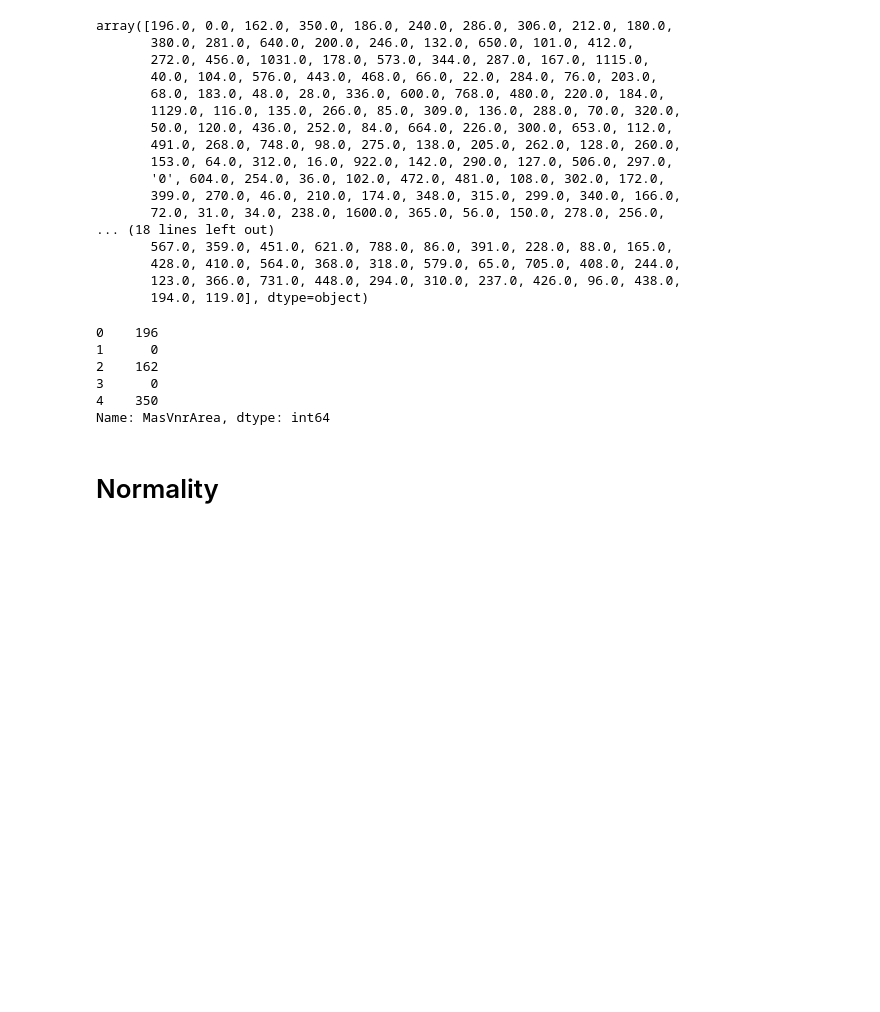
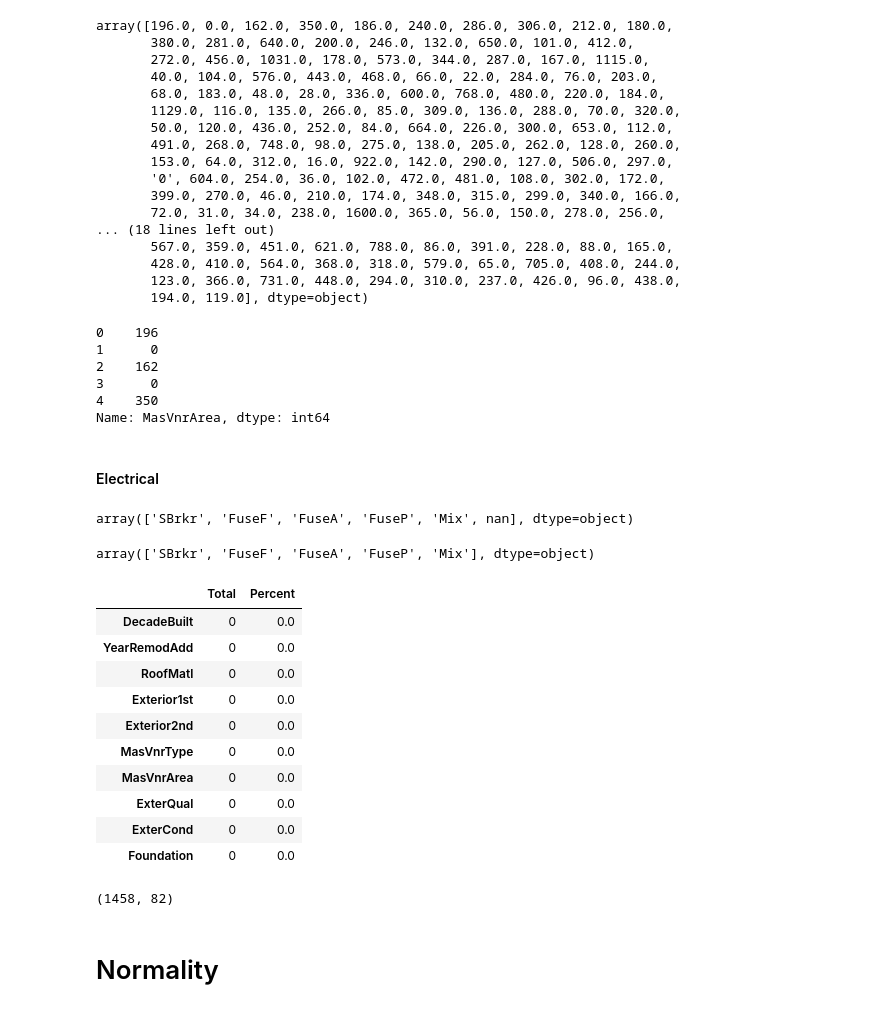
Before and after one commit to Andrew-Carl/House-Prices-Advanced-Regression-Techniques, a Jupyter notebook: Exploratory Data Analysis.ipynb, the cells around one changed output. Saved outputs shown, nothing was run; the diff lists cells and outputs as text; code cells hidden in the pictures; blank space fills up the shorter version.

```diff
--- a/Exploratory Data Analysis.ipynb
+++ b/Exploratory Data Analysis.ipynb
@@ -420,4 +424,4 @@ Name: LotFrontage, dtype: int64
 # %%
 # All NAN values in these 4 garage variables infers there is no garage. Change NAN to None.
-for col in ('GarageType', 'GarageCond', 'GarageFinish','GarageType'):
+for col in ('GarageQual', 'GarageType', 'GarageCond', 'GarageFinish', 'GarageType'):
     df[col] = df[col].fillna('None')
@@ -538,6 +546,43 @@ df['MasVnrArea'].astype('int', inplace=True).head()
 3      0
 4    350
 Name: MasVnrArea, dtype: int64
+# %% [markdown]
+#### Electrical
+# %%
+# Electrical has one missing value.
+df['Electrical'].unique()
+# %% [output]
+array(['SBrkr', 'FuseF', 'FuseA', 'FuseP', 'Mix', nan], dtype=object)
+# %%
+# Fill the missing value with the mode.
+df['Electrical'].fillna('SBrkr', inplace=True)
+# %%
+# Check.
+df['Electrical'].unique()
+# %% [output]
+array(['SBrkr', 'FuseF', 'FuseA', 'FuseP', 'Mix'], dtype=object)
+# %%
+# Check to make sure there are no missing values left.
+total = df.isnull().sum().sort_values(ascending=False)
+percent = (df.isnull().sum()/df.isnull().count()).sort_values(ascending=False)
+missing_data = pd.concat([total, percent], axis=1, keys=['Total', 'Percent'])
+missing_data.head(10)
+# %% [output]
+|  | Total | Percent |
+| DecadeBuilt | 0 | 0.0 |
+| YearRemodAdd | 0 | 0.0 |
+| RoofMatl | 0 | 0.0 |
+| Exterior1st | 0 | 0.0 |
+| Exterior2nd | 0 | 0.0 |
+| MasVnrType | 0 | 0.0 |
+| MasVnrArea | 0 | 0.0 |
+| ExterQual | 0 | 0.0 |
+| ExterCond | 0 | 0.0 |
+| Foundation | 0 | 0.0 |
+# %%
+df.shape
+# %% [output]
+(1458, 82)
 # %% [markdown]
 # Normality
 # %%
```
Also changed, not shown: parts of 3 cells of this notebook.
